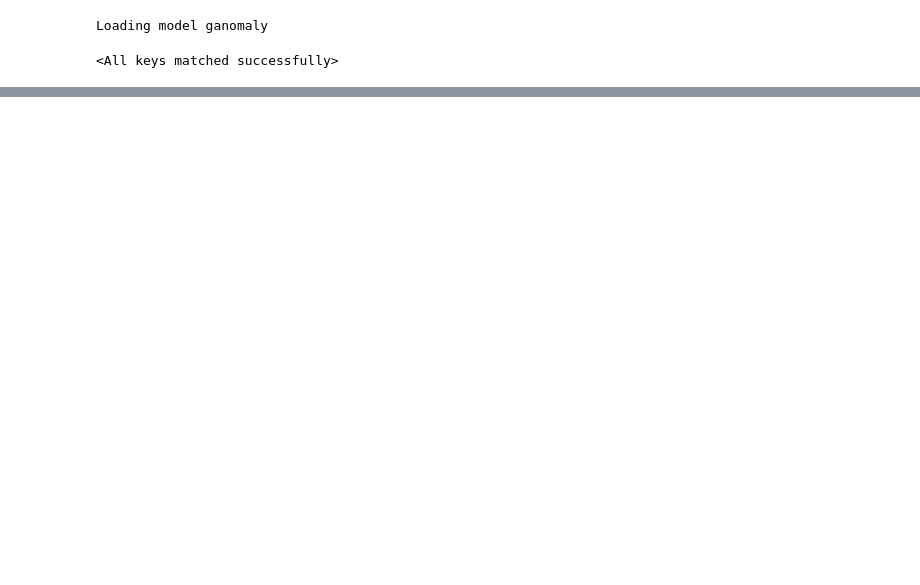
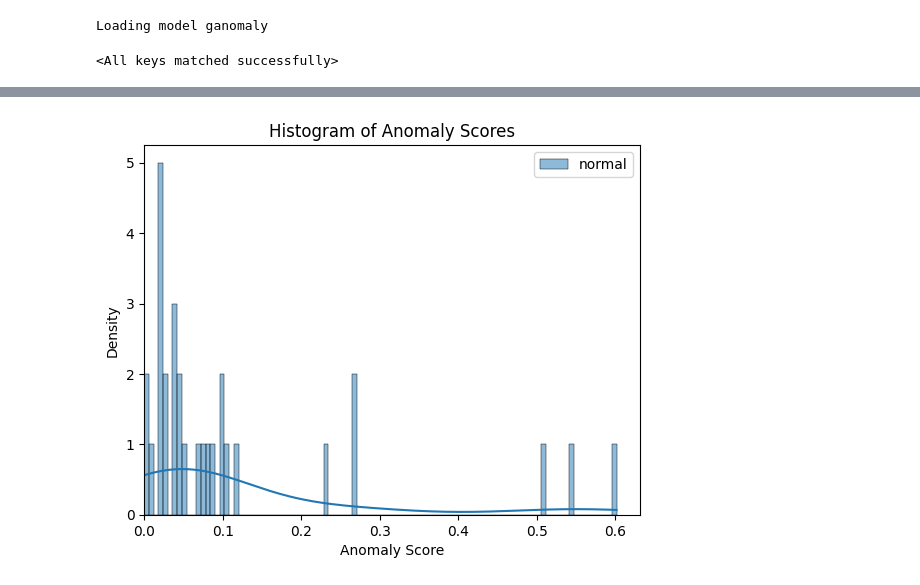
Before and after one commit to MarcelRosier/mad_seminar, a Jupyter notebook: run_eval.ipynb, the cells around one changed output, grey strips where cells are left out. Saved outputs shown, nothing was run; the diff lists cells and outputs as text; code cells hidden in the pictures; blank space fills up the shorter version.

```diff
--- a/run_eval.ipynb
+++ b/run_eval.ipynb
@@ -98,0 +103,4 @@ evaluator.histplot(eval_type=EvalType.ABNORMAL)
+# %%
+evaluator.histplot(EvalType.NORMAL)
+# %% [output]
+[figure, added]
```
Also changed, not shown: parts of 14 cells of this notebook, 8 other files.
